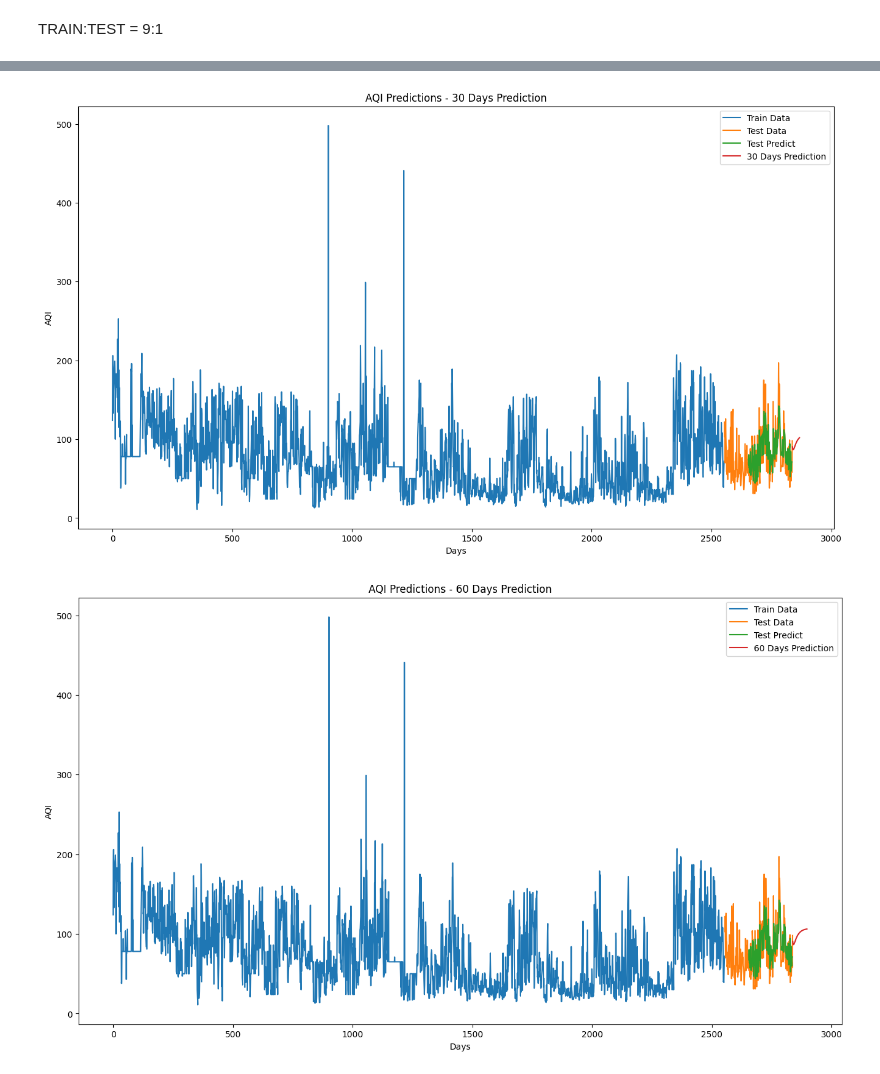
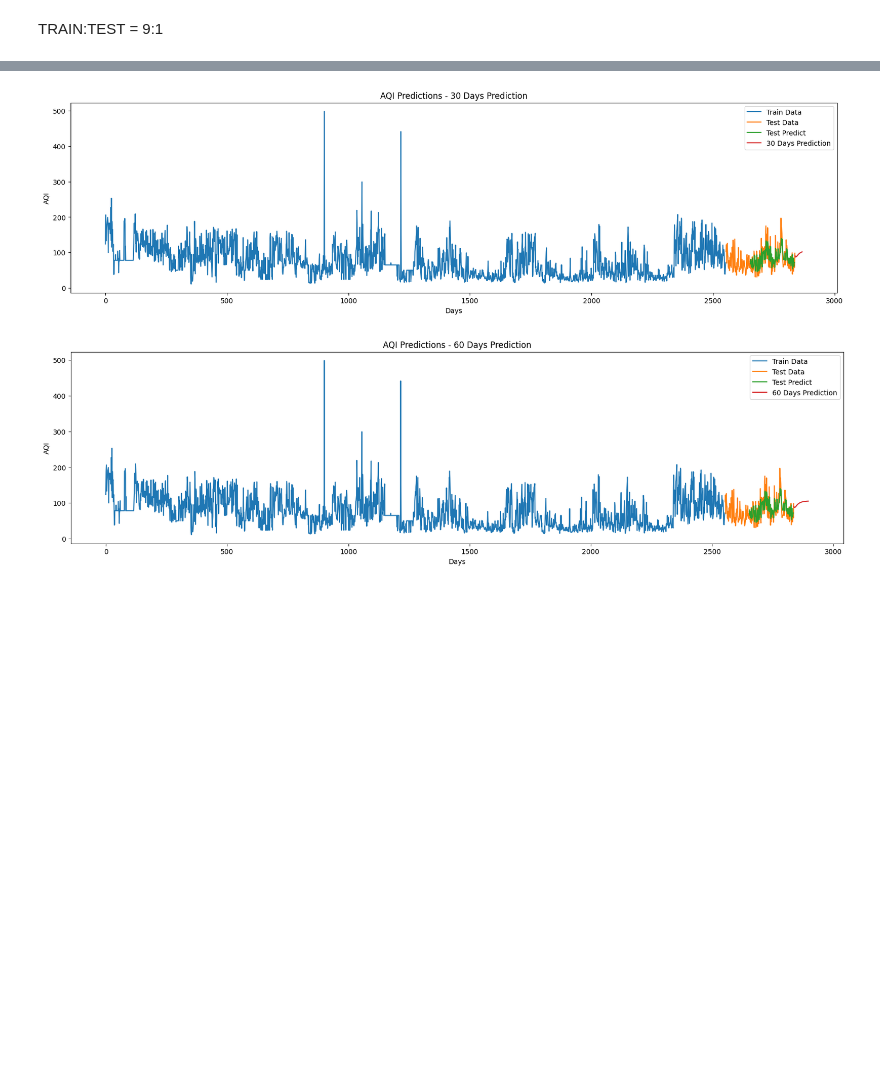
Before and after one commit to ThiThanhCong/AQI-Prediction-for-Vietnamese-Provinces-DL-and-ML, a Jupyter notebook: Models/LSTM/Team20_LSTM_HN.ipynb, the cells around one changed output, grey strips where cells are left out. Cells and saved outputs as stored; diff of their text form; code cells hidden in the pictures; blank space fills up the shorter version.

```diff
--- a/Models/LSTM/Team20_LSTM_HN.ipynb
+++ b/Models/LSTM/Team20_LSTM_HN.ipynb
@@ -129,7 +129,7 @@ future_90_days = predict_future(model, df1, time_step, 90)
 
 # 15. Hàm trực quan dữ liệu
 def create_plot(future_days, future_data, future_label):
-    plt.figure(figsize=(16, 9))
+    plt.figure(figsize=(20, 5))
 
     # Plot train data
     plt.plot(scaler.inverse_transform(train_data), label='Train Data')
@@ -298,7 +298,7 @@ future_90_days = predict_future(model, df1, time_step, 90)
 
 # 15. Hàm trực quan dữ liệu
 def create_plot(future_days, future_data, future_label):
-    plt.figure(figsize=(16, 9))
+    plt.figure(figsize=(20, 5))
 
     # Plot train data
     plt.plot(scaler.inverse_transform(train_data), label='Train Data')
@@ -464,33 +464,33 @@ future_30_days = predict_future(model, df1, time_step, 30)
 future_60_days = predict_future(model, df1, time_step, 60)
 future_90_days = predict_future(model, df1, time_step, 90)
 
 # 15. Hàm trực quan dữ liệu
 def create_plot(future_days, future_data, future_label):
-    plt.figure(figsize=(16, 9))
+    plt.figure(figsize=(20, 5))
 
     # Plot train data
     plt.plot(scaler.inverse_transform(train_data), label='Train Data')
 
     # Plot test data
     plt.plot(np.arange(len(train_data), len(train_data) + len(test_data)), scaler.inverse_transform(test_data), label='Test Data')
 
     # Plot test predictions
     plt.plot(np.arange(len(train_data) + time_step, len(train_data) + time_step + len(test_predict)), test_predict, label='Test Predict')
 
     # Plot future predictions
     plt.plot(np.arange(len(df1), len(df1) + future_days), future_data, label=future_label)
 
     # Add labels and legend
     plt.xlabel('Days')
     plt.ylabel('AQI')
     plt.title(f'AQI Predictions - {future_label}')
     plt.legend()
     plt.show()
 
 # 16. Create plots
 create_plot(30, future_30_days, '30 Days Prediction')
 create_plot(60, future_60_days, '60 Days Prediction')
 create_plot(90, future_90_days, '90 Days Prediction')
 # %% [output]
-[figure, old version]
+[figure, new version]
-[figure, old version]
+[figure, new version]
```
Also changed, not shown: parts of 13 cells of this notebook, 6 other files.
